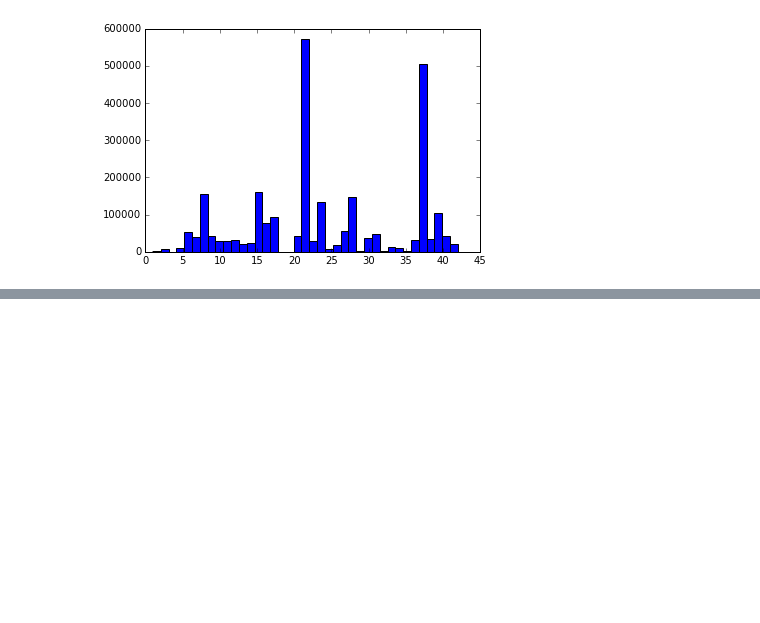
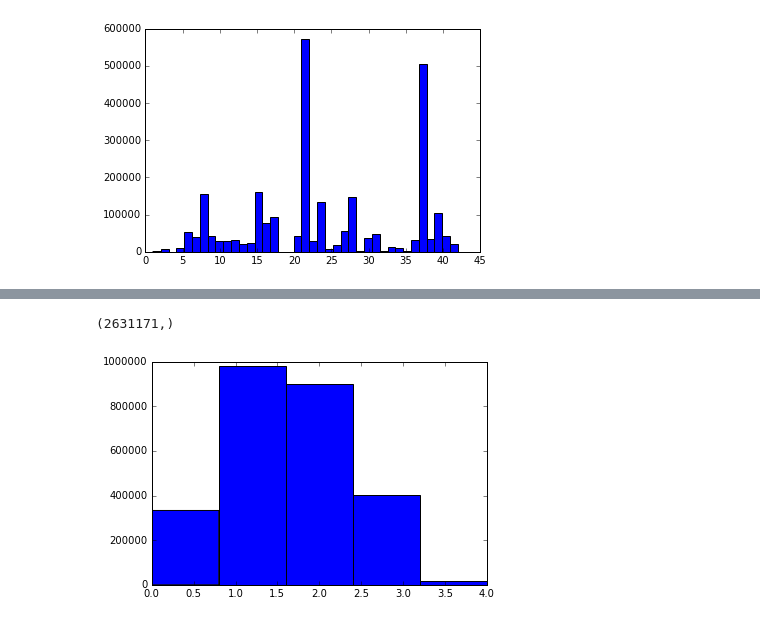
Before and after one commit to eugeniashurko/how-you-gonna-die, a Jupyter notebook: Data_preprocessing.ipynb, the cells around one changed output, grey strips where cells are left out. Saved outputs shown, nothing was run; the diff lists cells and outputs as text; code cells hidden in the pictures; blank space fills up the shorter version.

```diff
--- a/Data_preprocessing.ipynb
+++ b/Data_preprocessing.ipynb
@@ -251,0 +276,11 @@ plt.show()
+# %%
+status_categories = load(open("status_categories.pickle", "rb"))
+# %%
+status_categories.shape
+# %% [output]
+(2631171,)
+# %%
+plt.hist(status_categories.as_matrix(), bins = 5)
+plt.show()
+# %% [output]
+[figure, added]
```
Also changed, not shown: parts of 3 cells of this notebook, 2 other files.
